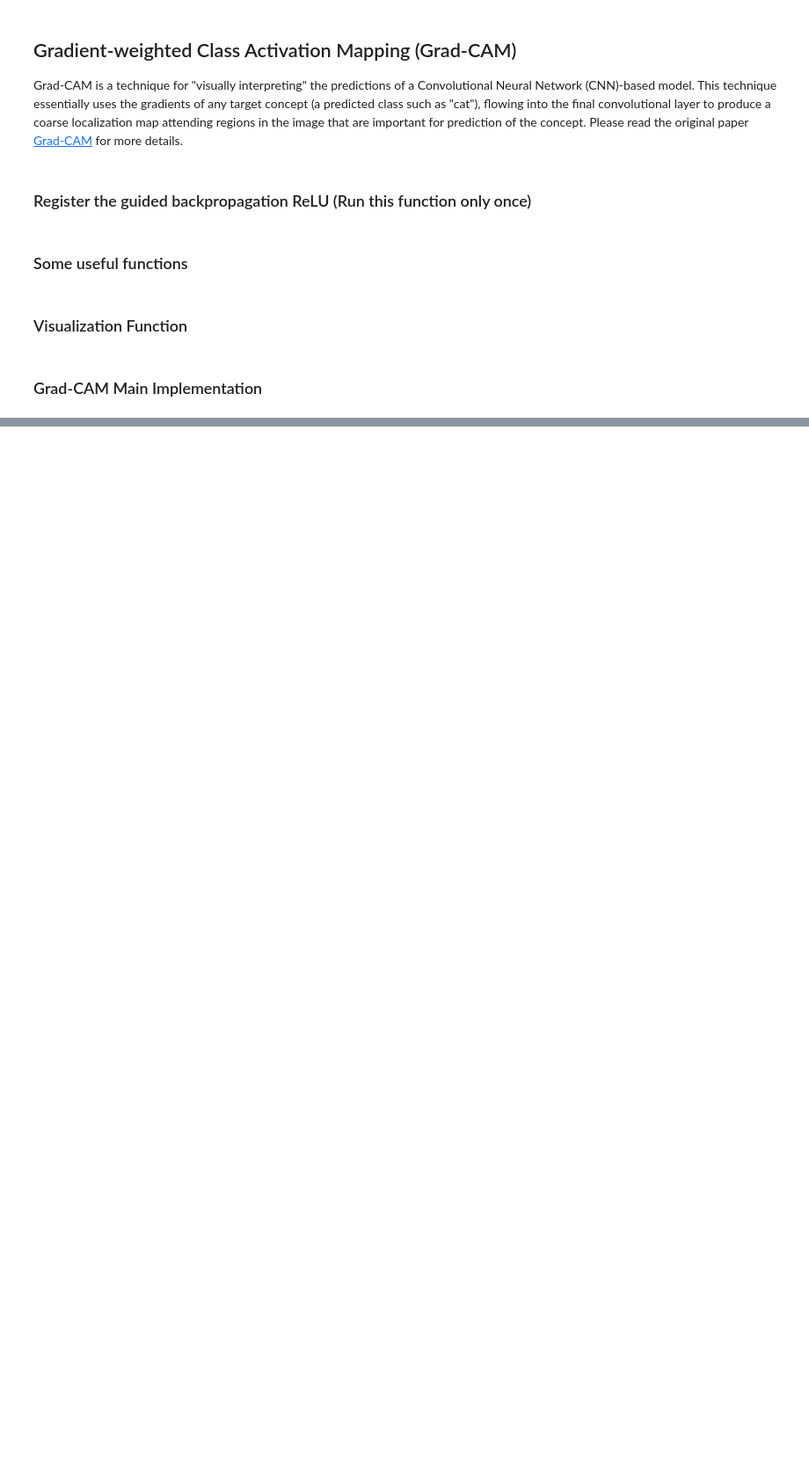
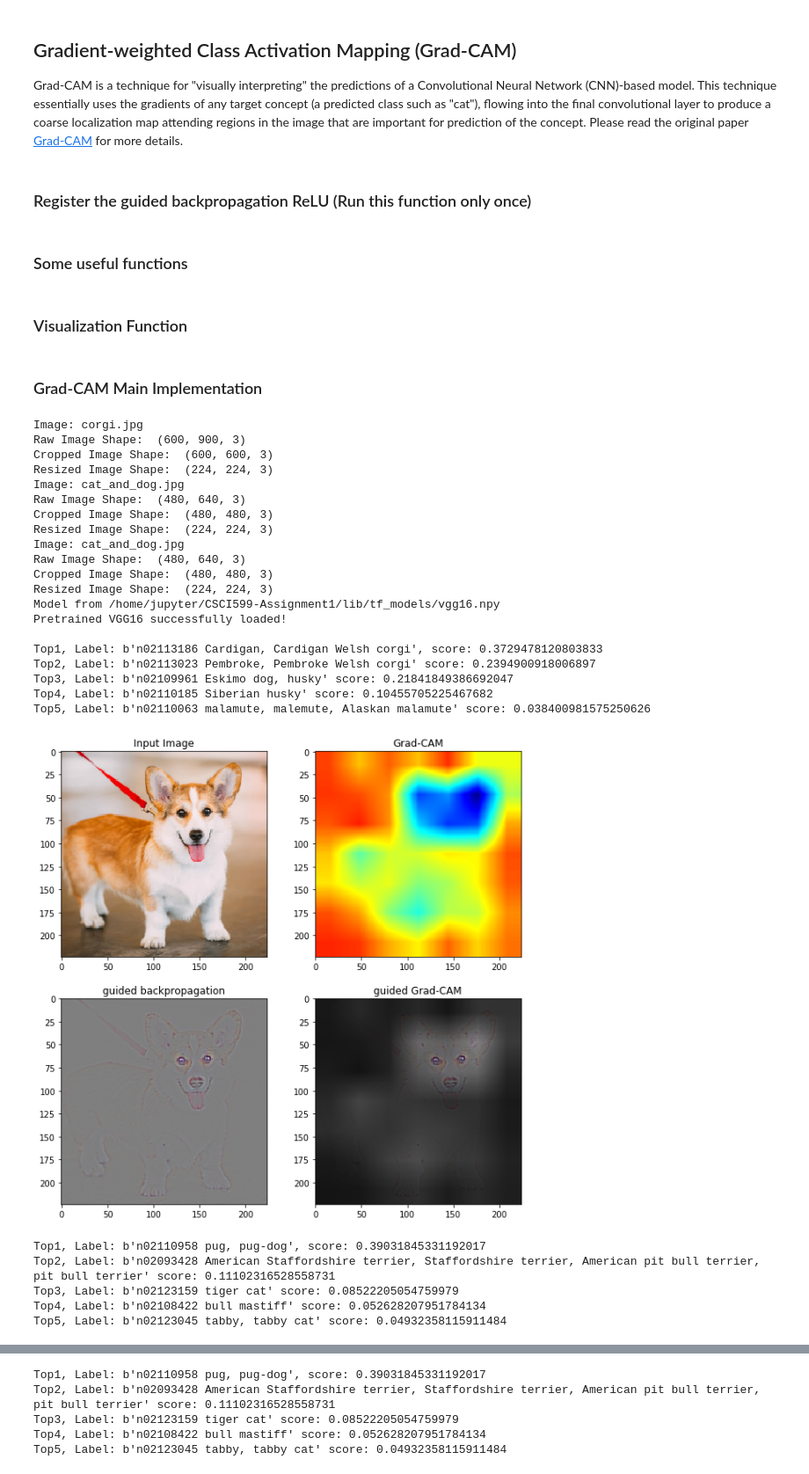
Before and after one commit to PanaceaQian/CSCI599-Assignment1, a Jupyter notebook: Problem_4.ipynb, the cells around one changed output, grey strips where cells are left out. Shown at 88% size. Drawn from its saved outputs; the diff is of its cells as text; code cells hidden in the pictures; blank space fills up the shorter version.

```diff
--- a/Problem_4.ipynb
+++ b/Problem_4.ipynb
@@ -575,6 +609,6 @@ print ("Image {} in test set".format(query_idx))
 # %%
 tf.reset_default_graph()
-sess = tf.Session()
+sess = tf.Session(config=tf.ConfigProto(device_count={'GPU': 0}))
 
 # Restore the model using parameters dict
 model = BaseModel()
@@ -746,7 +803,8 @@ one_hot_grad3 = np.expand_dims(one_hot_grad3, axis=0)
 # TODO: Construct a minibatch of data and labels of the                     #
 # images using concatenate                                                  #
 #############################################################################
-
+minibatch = np.concatenate((img1, img2, img3), axis=0)
+mini_label = np.concatenate((one_hot_grad1, one_hot_grad2, one_hot_grad3), axis=0)
 
 # Define the batch size
 batch_size = 3
@@ -768,40 +826,76 @@ with graph.as_default():
         # layer and perform a element-wise multiplication  on the one-hot vectors   #
         # The loss is then defined as the average of the signal                     #
         #############################################################################
-
+        signal = tf.multiply(vgg.fc8, mini_label)
+        loss = tf.reduce_sum(signal)
 
         #############################################################################
         # TODO: Compute the gradient of pool5 layer for generating Grad-CAM         #
         #############################################################################
-
+        # grad_pool5 = tf.gradients(loss, vgg.pool5)
+        # print(type(grad_pool5))
+        # print(len(grad_pool5))
+        grad_pool5 = tf.gradients(loss, vgg.pool5)[0]
 
         #############################################################################
         # TODO: Perform a guided backpropagtion back to the input layer             #
         #############################################################################
-
+        grad_input = tf.gradients(loss, vgg.inputs)[0]
 
         eps = tf.constant(1e-5)
         #############################################################################
         # TODO: Normalize the gradients, and add a small number epsilon to it       #
         #############################################################################
-
+        normalized = tf.math.l2_normalize(grad_pool5, epsilon=eps)
+        # normalized = tf.nn.l2_normalize(grad_pool5, 0, epsilon=eps)
 
         #############################################################################
         # TODO: Initializer for the tf variables                                    #
         #############################################################################
-
+        init = tf.global_variables_initializer()
 
 # Run tensorflow
-with tf.Session(graph=graph) as sess:
+with tf.Session(graph=graph, config=tf.ConfigProto(device_count={'GPU': 0})) as sess:
     sess.run(init)
     #############################################################################
     # TODO: Run the session to get guided backpropagation gradients to the      #
     # input, activation of pool5, normalized pool5 gradients, and the           #
     # prediction probability                                                    #
     #############################################################################
-
+    prob, pool5_act, pool5_grads, gb_grads = sess.run([vgg.prob, vgg.pool5, normalized, grad_input],
+                                                      feed_dict={
+                                                          vgg.inputs: minibatch,
+                                                          vgg.labels: mini_label,
+                                                      })
 
     # Visualize the Grad-CAM
     for i in range(batch_size):
         top1, top5 = predicted_labels(prob[i], "lib/synset.txt")
         visualize(minibatch[i], pool5_act[i], pool5_grads[i], gb_grads[i])
+# %% [output]
+Image: corgi.jpg
+Raw Image Shape:  (600, 900, 3)
+Cropped Image Shape:  (600, 600, 3)
+Resized Image Shape:  (224, 224, 3)
+Image: cat_and_dog.jpg
+Raw Image Shape:  (480, 640, 3)
+Cropped Image Shape:  (480, 480, 3)
+Resized Image Shape:  (224, 224, 3)
+Image: cat_and_dog.jpg
+Raw Image Shape:  (480, 640, 3)
+Cropped Image Shape:  (480, 480, 3)
+Resized Image Shape:  (224, 224, 3)
+Model from /home/jupyter/CSCI599-Assignment1/lib/tf_models/vgg16.npy
+Pretrained VGG16 successfully loaded!
+
+Top1, Label: b'n02113186 Cardigan, Cardigan Welsh corgi', score: 0.3729478120803833
+Top2, Label: b'n02113023 Pembroke, Pembroke Welsh corgi' score: 0.2394900918006897
+Top3, Label: b'n02109961 Eskimo dog, husky' score: 0.21841849386692047
+Top4, Label: b'n02110185 Siberian husky' score: 0.10455705225467682
+Top5, Label: b'n02110063 malamute, malemute, Alaskan malamute' score: 0.038400981575250626
+[figure, added]
+Top1, Label: b'n02110958 pug, pug-dog', score: 0.39031845331192017
+Top2, Label: b'n02093428 American Staffordshire terrier, Staffordshire terrier, American pit bull terrier, pit bull terrier' score: 0.11102316528558731
+Top3, Label: b'n02123159 tiger cat' score: 0.08522205054759979
+Top4, Label: b'n02108422 bull mastiff' score: 0.052628207951784134
+Top5, Label: b'n02123045 tabby, tabby cat' score: 0.04932358115911484
@@ -807,0 +903,5 @@ with tf.Session(graph=graph) as sess:
+Top1, Label: b'n02110958 pug, pug-dog', score: 0.39031845331192017
+Top2, Label: b'n02093428 American Staffordshire terrier, Staffordshire terrier, American pit bull terrier, pit bull terrier' score: 0.11102316528558731
+Top3, Label: b'n02123159 tiger cat' score: 0.08522205054759979
+Top4, Label: b'n02108422 bull mastiff' score: 0.052628207951784134
+Top5, Label: b'n02123045 tabby, tabby cat' score: 0.04932358115911484
```
Also changed, not shown: parts of 13 cells of this notebook.
